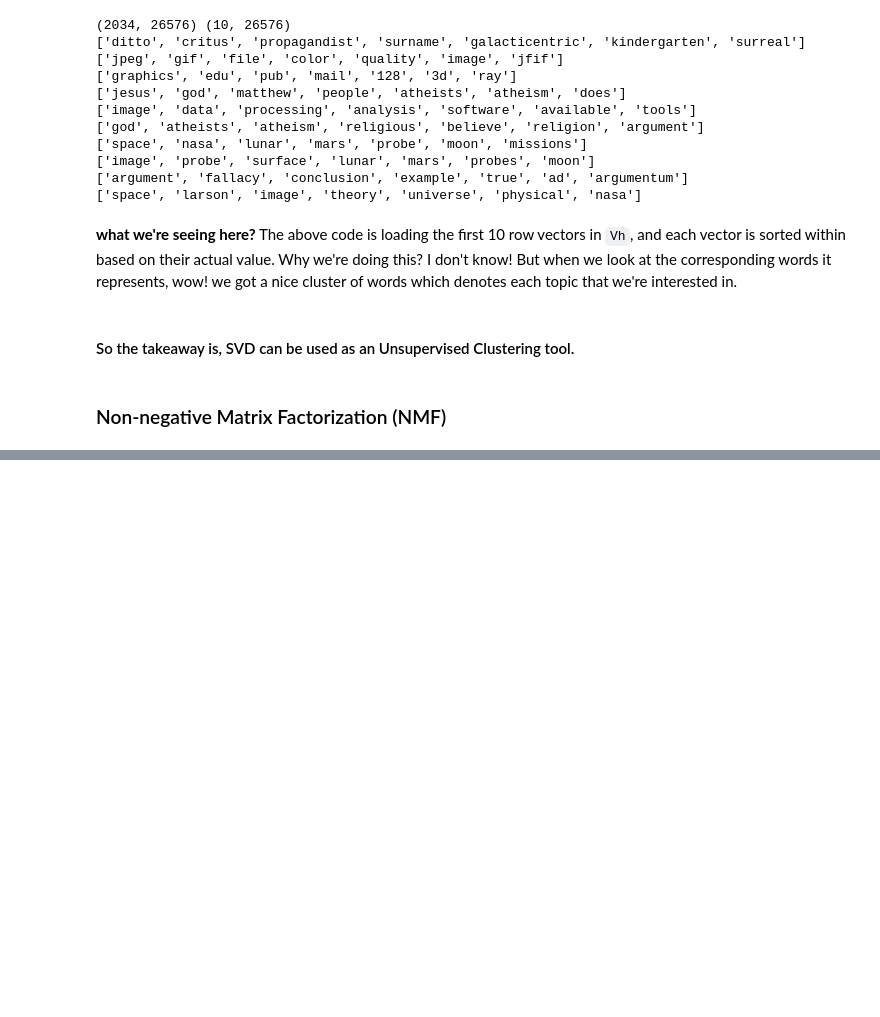
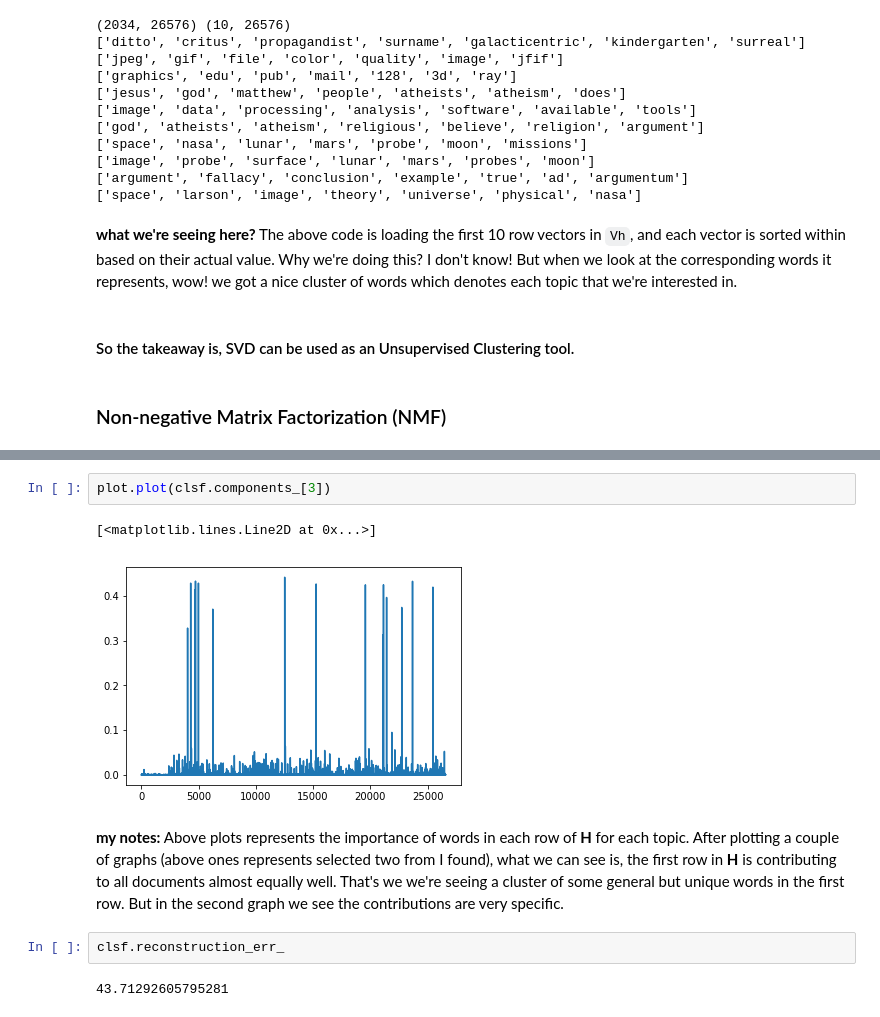
Before and after one commit to freakeinstein/ML_portfolio, a Jupyter notebook: fastai/linearalgebra/2. Topic Modeling with NMF & SVD.ipynb, the cells around one changed output, grey strips where cells are left out. Saved outputs shown, nothing was run; the diff lists cells and outputs as text; blank space fills up the shorter version.

```diff
--- a/fastai/linearalgebra/2. Topic Modeling with NMF & SVD.ipynb
+++ b/fastai/linearalgebra/2. Topic Modeling with NMF & SVD.ipynb
@@ -217,0 +303,11 @@ for t in Vh[:10]:
+# %%
+plot.plot(clsf.components_[3])
+# %% [output]
+[<matplotlib.lines.Line2D at 0x...>]
+[figure, added]
+# %% [markdown]
+**my notes:** Above plots represents the importance of words in each row of **H** for each topic. After plotting a couple of graphs (above ones represents selected two from I found), what we can see is, the first row in **H** is contributing to all documents almost equally well. That's we we're seeing a cluster of some general but unique words in the first row. But in the second graph we see the contributions are very specific.
+# %%
+clsf.reconstruction_err_
+# %% [output]
+43.71292605795281
```
Also changed, not shown: parts of 18 cells of this notebook.
